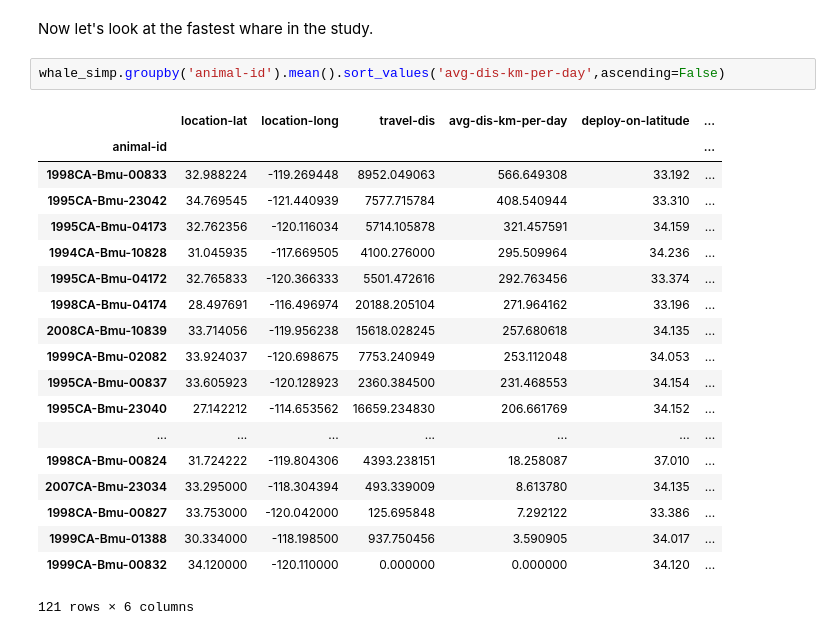
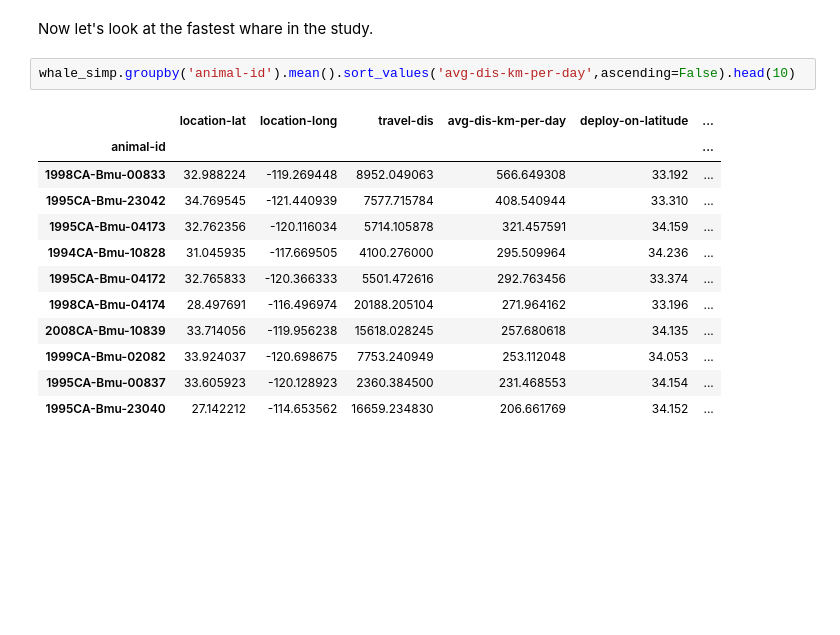
Before and after one commit to gigglypear/movebank_explore, a Jupyter notebook: code/Movebank Data Analysis Attempt.ipynb, the cells around one changed output. Cells and saved outputs as stored; diff of their text form; blank space fills up the shorter version.

```diff
--- a/code/Movebank Data Analysis Attempt.ipynb
+++ b/code/Movebank Data Analysis Attempt.ipynb
@@ -571,25 +571,18 @@ whale_simp.head()
 # %% [markdown]
 Now let's look at the fastest whare in the study.
 # %%
-whale_simp.groupby('animal-id').mean().sort_values('avg-dis-km-per-day',ascending=False)
+whale_simp.groupby('animal-id').mean().sort_values('avg-dis-km-per-day',ascending=False).head(10)
 # %% [output]
 |  | location-lat | location-long | travel-dis | avg-dis-km-per-day | deploy-on-latitude | ... |
 | animal-id |  |  |  |  |  | ... |
 | 1998CA-Bmu-00833 | 32.988224 | -119.269448 | 8952.049063 | 566.649308 | 33.192 | ... |
 | 1995CA-Bmu-23042 | 34.769545 | -121.440939 | 7577.715784 | 408.540944 | 33.310 | ... |
 | 1995CA-Bmu-04173 | 32.762356 | -120.116034 | 5714.105878 | 321.457591 | 34.159 | ... |
 | 1994CA-Bmu-10828 | 31.045935 | -117.669505 | 4100.276000 | 295.509964 | 34.236 | ... |
 | 1995CA-Bmu-04172 | 32.765833 | -120.366333 | 5501.472616 | 292.763456 | 33.374 | ... |
 | 1998CA-Bmu-04174 | 28.497691 | -116.496974 | 20188.205104 | 271.964162 | 33.196 | ... |
 | 2008CA-Bmu-10839 | 33.714056 | -119.956238 | 15618.028245 | 257.680618 | 34.135 | ... |
 | 1999CA-Bmu-02082 | 33.924037 | -120.698675 | 7753.240949 | 253.112048 | 34.053 | ... |
 | 1995CA-Bmu-00837 | 33.605923 | -120.128923 | 2360.384500 | 231.468553 | 34.154 | ... |
 | 1995CA-Bmu-23040 | 27.142212 | -114.653562 | 16659.234830 | 206.661769 | 34.152 | ... |
-| ... | ... | ... | ... | ... | ... | ... |
-| 1998CA-Bmu-00824 | 31.724222 | -119.804306 | 4393.238151 | 18.258087 | 37.010 | ... |
-| 2007CA-Bmu-23034 | 33.295000 | -118.304394 | 493.339009 | 8.613780 | 34.135 | ... |
-| 1998CA-Bmu-00827 | 33.753000 | -120.042000 | 125.695848 | 7.292122 | 33.386 | ... |
-| 1999CA-Bmu-01388 | 30.334000 | -118.198500 | 937.750456 | 3.590905 | 34.017 | ... |
-| 1999CA-Bmu-00832 | 34.120000 | -120.110000 | 0.000000 | 0.000000 | 34.120 | ... |
-121 rows × 6 columns
 # %%
```
Also changed, not shown: parts of 11 cells of this notebook, 1 other file.
